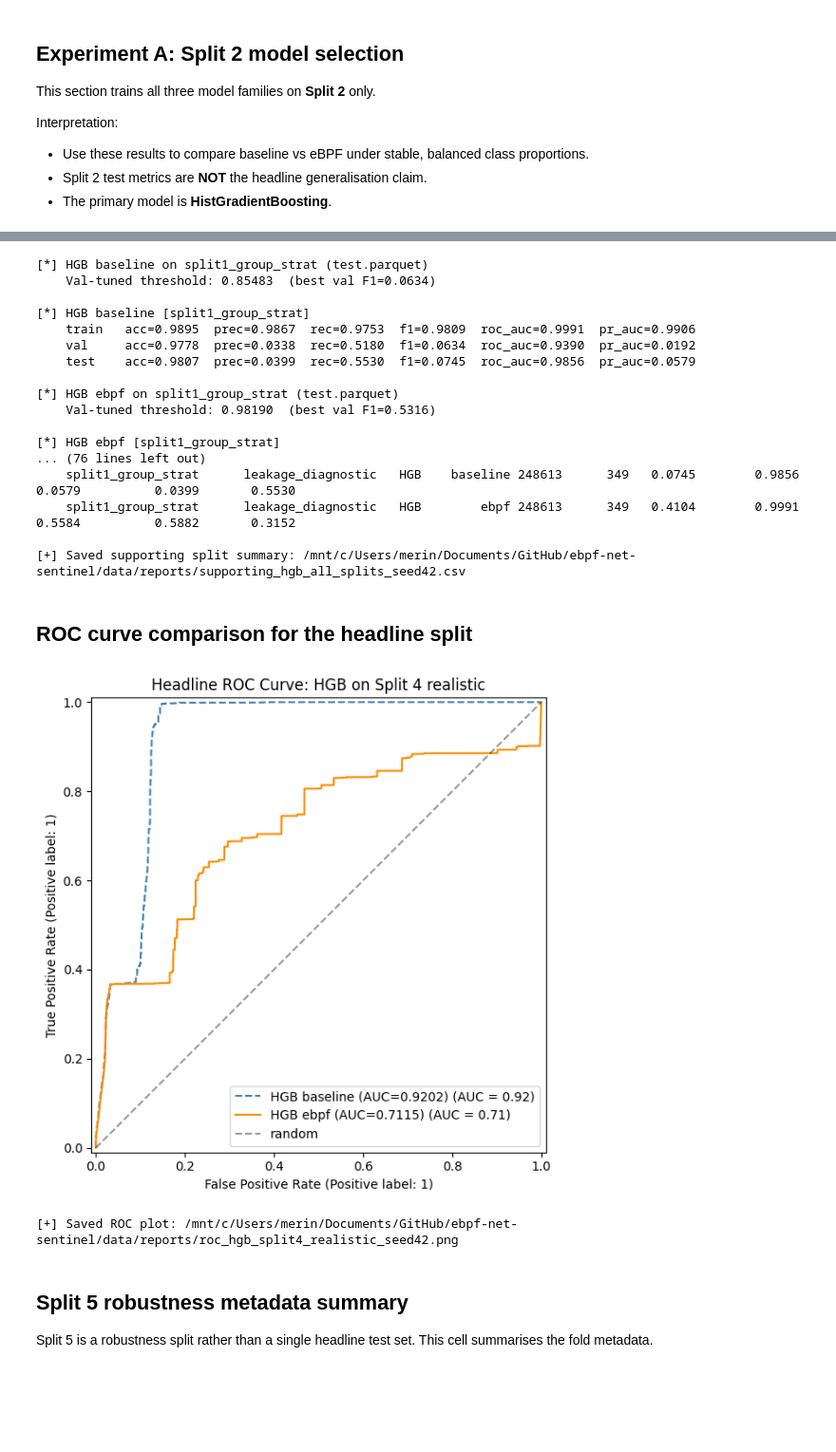
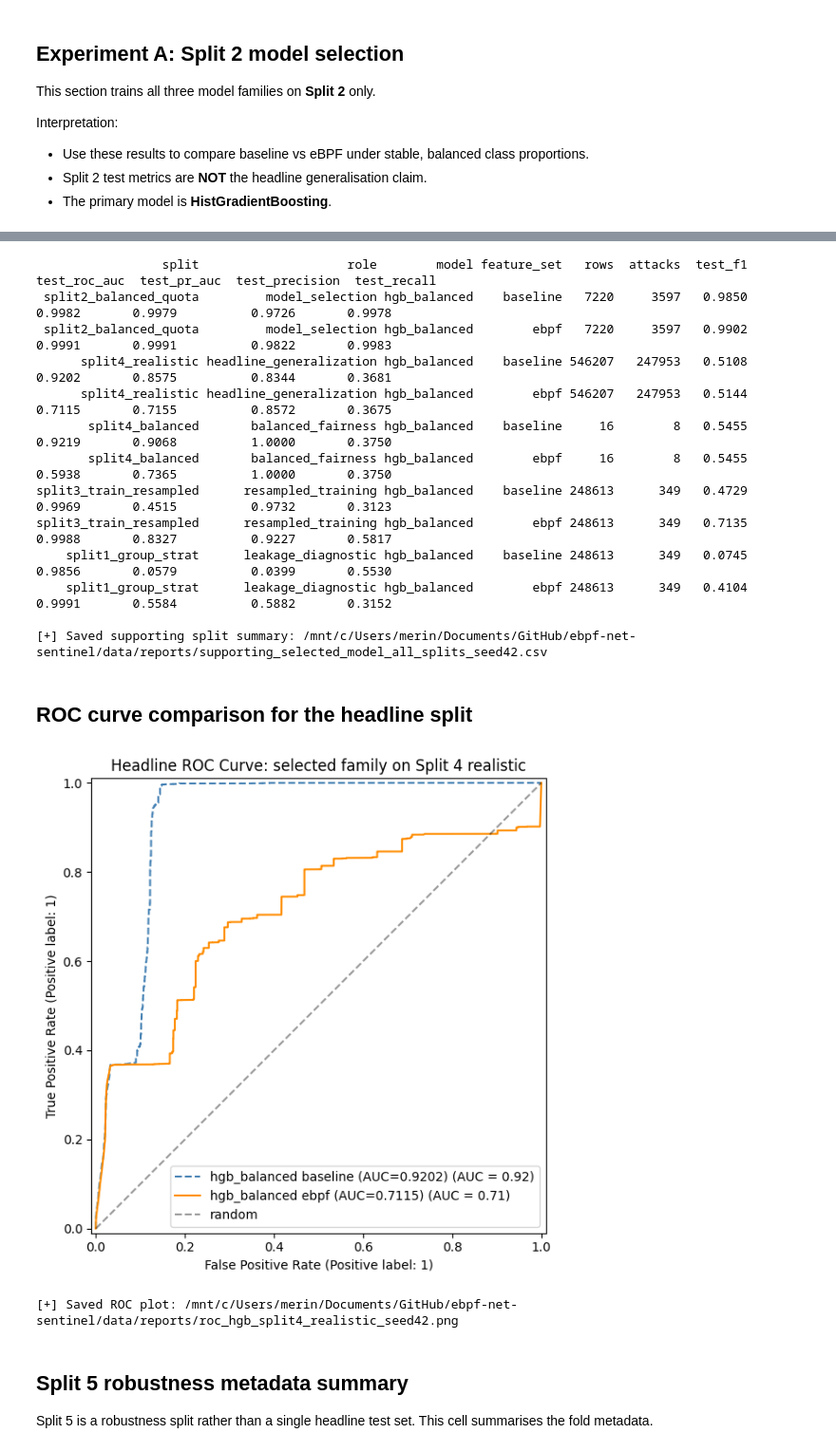
Before and after one commit to merinnnn/ebpf-net-sentinel, a Jupyter notebook: ml/notebooks/01_baseline_vs_ebpf.ipynb, the cells around one changed output, grey strips where cells are left out. Shown at 95% size. Drawn from its saved outputs; the diff is of its cells as text; code cells hidden in the pictures; blank space fills up the shorter version.

Commit message:
update: follow new training logic for split 2

```diff
--- a/ml/notebooks/01_baseline_vs_ebpf.ipynb
+++ b/ml/notebooks/01_baseline_vs_ebpf.ipynb
@@ -570,19 +590,22 @@ for split_name, meta in SUPPORTING_SPLITS.items():
         if not Path(split_dir).exists():
             print(f'[!] Missing split directory for {split_name} / {fs_name}: {split_dir}')
             continue
-        res = run_hgb_split(
-            fs_name,
-            split_name,
+        selection_pack = load_model_pack(fs_name, artifact='selection', seed=RANDOM_SEED)
+        model_name = selection_pack['selected_model_name']
+        res = fit_model_family_on_split(
             Path(split_dir),
-            meta['test_file'],
-            save_prefix=None,
+            feature_list=selection_pack['features'],
+            model_name=model_name,
+            test_file=meta['test_file'],
+            seed=RANDOM_SEED,
+            threshold_mode='f1',
         )
         supporting_results[split_name][fs_name] = res
-        te = res['test']
+        te = res['test_metrics']
         supporting_rows.append({
             'split': split_name,
             'role': meta['role'],
-            'model': 'HGB',
+            'model': model_name,
             'feature_set': fs_name,
             'rows': res['n_rows'],
             'attacks': res['n_attacks'],
@@ -606,57 +629,53 @@ if not supporting_df.empty:
         ['_ord', 'split', 'feature_set']
     ).drop(columns=['_ord']).reset_index(drop=True)
     print(supporting_df.to_string(index=False, float_format='{:.4f}'.format))
-    supporting_csv = REPORTS_DIR / f'supporting_hgb_all_splits_seed{RANDOM_SEED}.csv'
+    supporting_csv = REPORTS_DIR / f'supporting_selected_model_all_splits_seed{RANDOM_SEED}.csv'
     supporting_df.to_csv(supporting_csv, index=False)
     print(f'\n[+] Saved supporting split summary: {supporting_csv}')
 else:
     print('[!] No supporting split results were generated.')
 # %% [output]
-[*] HGB baseline on split1_group_strat (test.parquet)
-    Val-tuned threshold: 0.85483  (best val F1=0.0634)
+                 split                    role        model feature_set   rows  attacks  test_f1  test_roc_auc  test_pr_auc  test_precision  test_recall
+ split2_balanced_quota         model_selection hgb_balanced    baseline   7220     3597   0.9850        0.9982       0.9979          0.9726       0.9978
+ split2_balanced_quota         model_selection hgb_balanced        ebpf   7220     3597   0.9902        0.9991       0.9991          0.9822       0.9983
+      split4_realistic headline_generalization hgb_balanced    baseline 546207   247953   0.5108        0.9202       0.8575          0.8344       0.3681
+      split4_realistic headline_generalization hgb_balanced        ebpf 546207   247953   0.5144        0.7115       0.7155          0.8572       0.3675
+       split4_balanced       balanced_fairness hgb_balanced    baseline     16        8   0.5455        0.9219       0.9068          1.0000       0.3750
+       split4_balanced       balanced_fairness hgb_balanced        ebpf     16        8   0.5455        0.5938       0.7365          1.0000       0.3750
+split3_train_resampled      resampled_training hgb_balanced    baseline 248613      349   0.4729        0.9969       0.4515          0.9732       0.3123
+split3_train_resampled      resampled_training hgb_balanced        ebpf 248613      349   0.7135        0.9988       0.8327          0.9227       0.5817
+    split1_group_strat      leakage_diagnostic hgb_balanced    baseline 248613      349   0.0745        0.9856       0.0579          0.0399       0.5530
+    split1_group_strat      leakage_diagnostic hgb_balanced        ebpf 248613      349   0.4104        0.9991       0.5584          0.5882       0.3152
 
-[*] HGB baseline [split1_group_strat]
-    train   acc=0.9895  prec=0.9867  rec=0.9753  f1=0.9809  roc_auc=0.9991  pr_auc=0.9906
-    val     acc=0.9778  prec=0.0338  rec=0.5180  f1=0.0634  roc_auc=0.9390  pr_auc=0.0192
-    test    acc=0.9807  prec=0.0399  rec=0.5530  f1=0.0745  roc_auc=0.9856  pr_auc=0.0579
-
-[*] HGB ebpf on split1_group_strat (test.parquet)
-    Val-tuned threshold: 0.98190  (best val F1=0.5316)
-
-[*] HGB ebpf [split1_group_strat]
-... (76 lines left out)
-    split1_group_strat      leakage_diagnostic   HGB    baseline 248613      349   0.0745        0.9856       0.0579          0.0399       0.5530
-    split1_group_strat      leakage_diagnostic   HGB        ebpf 248613      349   0.4104        0.9991       0.5584          0.5882       0.3152
-
-[+] Saved supporting split summary: /mnt/c/Users/merin/Documents/GitHub/ebpf-net-sentinel/data/reports/supporting_hgb_all_splits_seed42.csv
+[+] Saved supporting split summary: /mnt/c/Users/merin/Documents/GitHub/ebpf-net-sentinel/data/reports/supporting_selected_model_all_splits_seed42.csv
 # %% [markdown]
 ## ROC curve comparison for the headline split
 # %%
 fig, ax = plt.subplots(figsize=(8, 6))
 
 for fs_name, colour, ls in [('baseline', 'steelblue', '--'), ('ebpf', 'darkorange', '-')]:
     if fs_name not in headline_results:
         continue
     r = headline_results[fs_name]
     yt = np.array(r['y_test'])
     yp = np.array(r['y_prob'])
     auc = r['test']['roc_auc']
     RocCurveDisplay.from_predictions(
         yt, yp, ax=ax,
-        name=f'HGB {fs_name} (AUC={auc:.4f})',
+        name=f'{r["model_name"]} {fs_name} (AUC={auc:.4f})',
         color=colour, linestyle=ls,
     )
 
 ax.plot([0, 1], [0, 1], 'k--', alpha=0.4, label='random')
-ax.set_title('Headline ROC Curve: HGB on Split 4 realistic')
+ax.set_title('Headline ROC Curve: selected family on Split 4 realistic')
 ax.legend()
 plt.tight_layout()
 out_png = REPORTS_DIR / f'roc_hgb_split4_realistic_seed{RANDOM_SEED}.png'
 plt.savefig(out_png, dpi=150)
 plt.show()
 print(f'[+] Saved ROC plot: {out_png}')
 # %% [output]
-[figure, old version]
+[figure, new version]
 [+] Saved ROC plot: /mnt/c/Users/merin/Documents/GitHub/ebpf-net-sentinel/data/reports/roc_hgb_split4_realistic_seed42.png
 # %% [markdown]
 ## Split 5 robustness metadata summary
```
Also changed, not shown: parts of 8 cells of this notebook.
